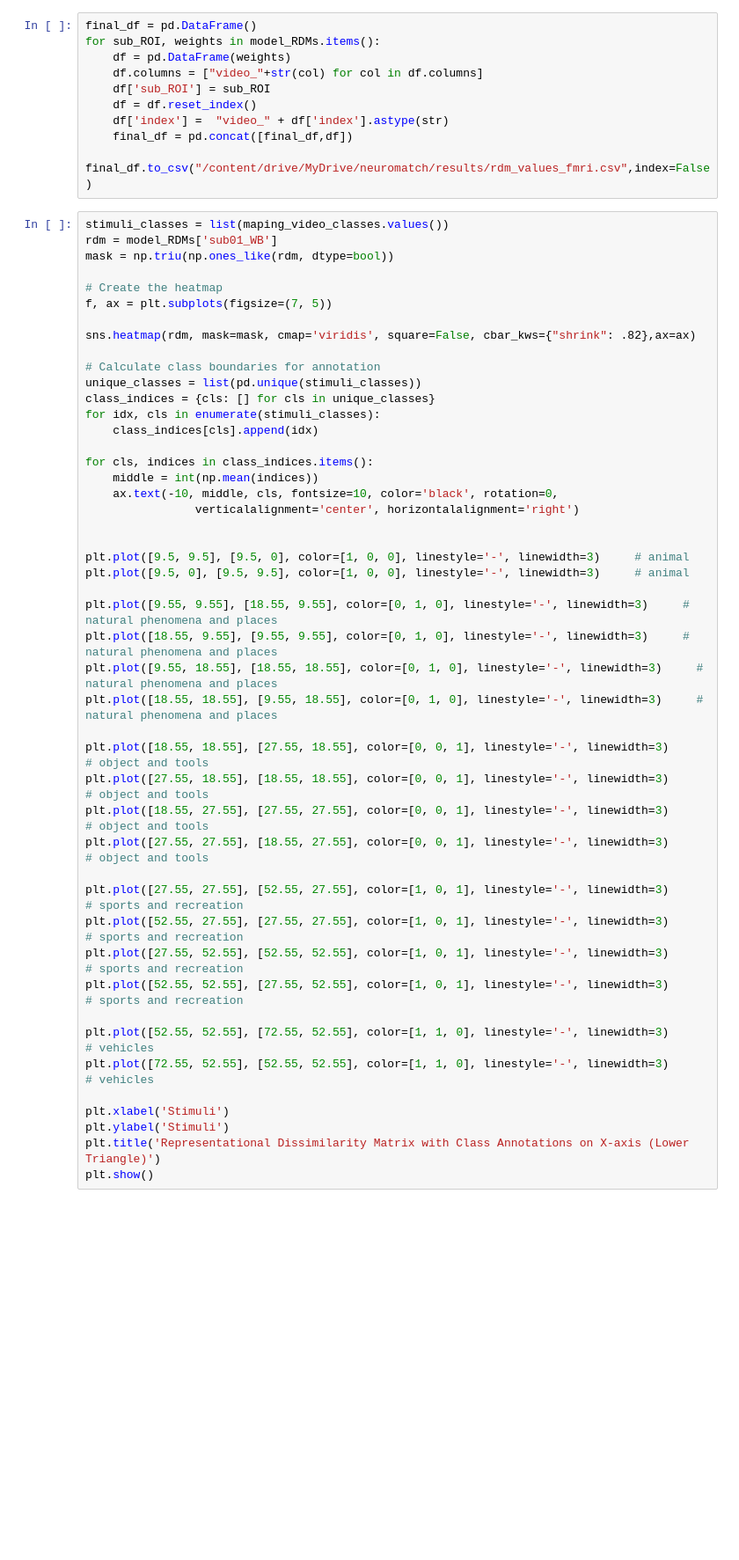
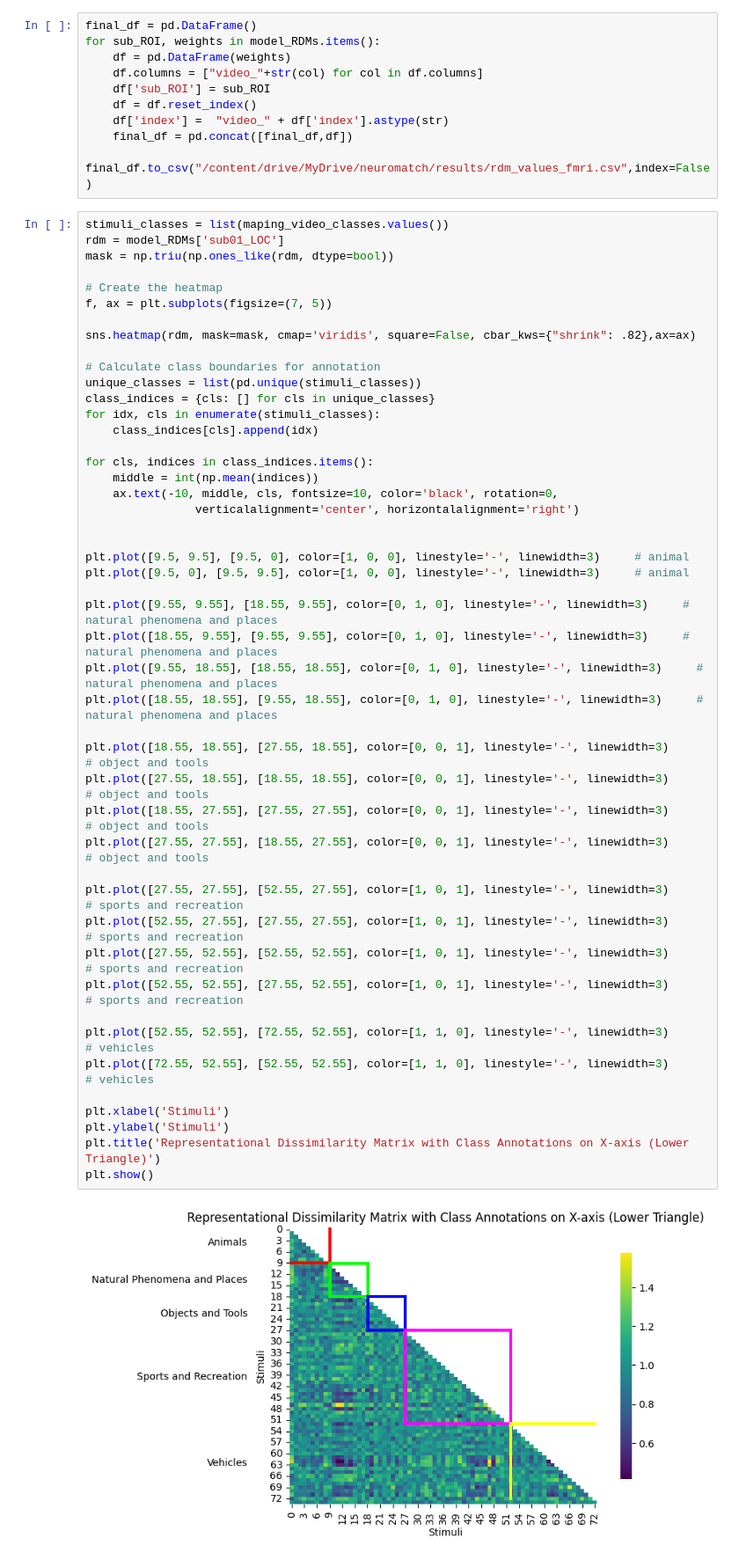
Before and after one commit to clachevv/neuro-match-project, a Jupyter notebook: notebooks/fmri_loaded_from_memory.ipynb, the cells around one changed output. Shown at 88% size. Drawn from its saved outputs; the diff is of its cells as text; blank space fills up the shorter version.

```diff
--- a/notebooks/fmri_loaded_from_memory.ipynb
+++ b/notebooks/fmri_loaded_from_memory.ipynb
@@ -216,7 +218,7 @@ for sub_ROI, weights in model_RDMs.items():
 final_df.to_csv("/content/drive/MyDrive/neuromatch/results/rdm_values_fmri.csv",index=False)
 # %%
 stimuli_classes = list(maping_video_classes.values())
-rdm = model_RDMs['sub01_WB']
+rdm = model_RDMs['sub01_LOC']
 mask = np.triu(np.ones_like(rdm, dtype=bool))
 
 # Create the heatmap
@@ -234,30 +236,32 @@ for cls, indices in class_indices.items():
     middle = int(np.mean(indices))
     ax.text(-10, middle, cls, fontsize=10, color='black', rotation=0,
                 verticalalignment='center', horizontalalignment='right')
 
 
 plt.plot([9.5, 9.5], [9.5, 0], color=[1, 0, 0], linestyle='-', linewidth=3)     # animal
 plt.plot([9.5, 0], [9.5, 9.5], color=[1, 0, 0], linestyle='-', linewidth=3)     # animal
 
 plt.plot([9.55, 9.55], [18.55, 9.55], color=[0, 1, 0], linestyle='-', linewidth=3)     # natural phenomena and places
 plt.plot([18.55, 9.55], [9.55, 9.55], color=[0, 1, 0], linestyle='-', linewidth=3)     # natural phenomena and places
 plt.plot([9.55, 18.55], [18.55, 18.55], color=[0, 1, 0], linestyle='-', linewidth=3)     # natural phenomena and places
 plt.plot([18.55, 18.55], [9.55, 18.55], color=[0, 1, 0], linestyle='-', linewidth=3)     # natural phenomena and places
 
 plt.plot([18.55, 18.55], [27.55, 18.55], color=[0, 0, 1], linestyle='-', linewidth=3)     # object and tools
 plt.plot([27.55, 18.55], [18.55, 18.55], color=[0, 0, 1], linestyle='-', linewidth=3)     # object and tools
 plt.plot([18.55, 27.55], [27.55, 27.55], color=[0, 0, 1], linestyle='-', linewidth=3)     # object and tools
 plt.plot([27.55, 27.55], [18.55, 27.55], color=[0, 0, 1], linestyle='-', linewidth=3)     # object and tools
 
 plt.plot([27.55, 27.55], [52.55, 27.55], color=[1, 0, 1], linestyle='-', linewidth=3)     # sports and recreation
 plt.plot([52.55, 27.55], [27.55, 27.55], color=[1, 0, 1], linestyle='-', linewidth=3)     # sports and recreation
 plt.plot([27.55, 52.55], [52.55, 52.55], color=[1, 0, 1], linestyle='-', linewidth=3)     # sports and recreation
 plt.plot([52.55, 52.55], [27.55, 52.55], color=[1, 0, 1], linestyle='-', linewidth=3)     # sports and recreation
 
 plt.plot([52.55, 52.55], [72.55, 52.55], color=[1, 1, 0], linestyle='-', linewidth=3)     # vehicles
 plt.plot([72.55, 52.55], [52.55, 52.55], color=[1, 1, 0], linestyle='-', linewidth=3)     # vehicles
 
 plt.xlabel('Stimuli')
 plt.ylabel('Stimuli')
 plt.title('Representational Dissimilarity Matrix with Class Annotations on X-axis (Lower Triangle)')
 plt.show()
+# %% [output]
+[figure, added]
```
Also changed, not shown: parts of 4 cells of this notebook.
